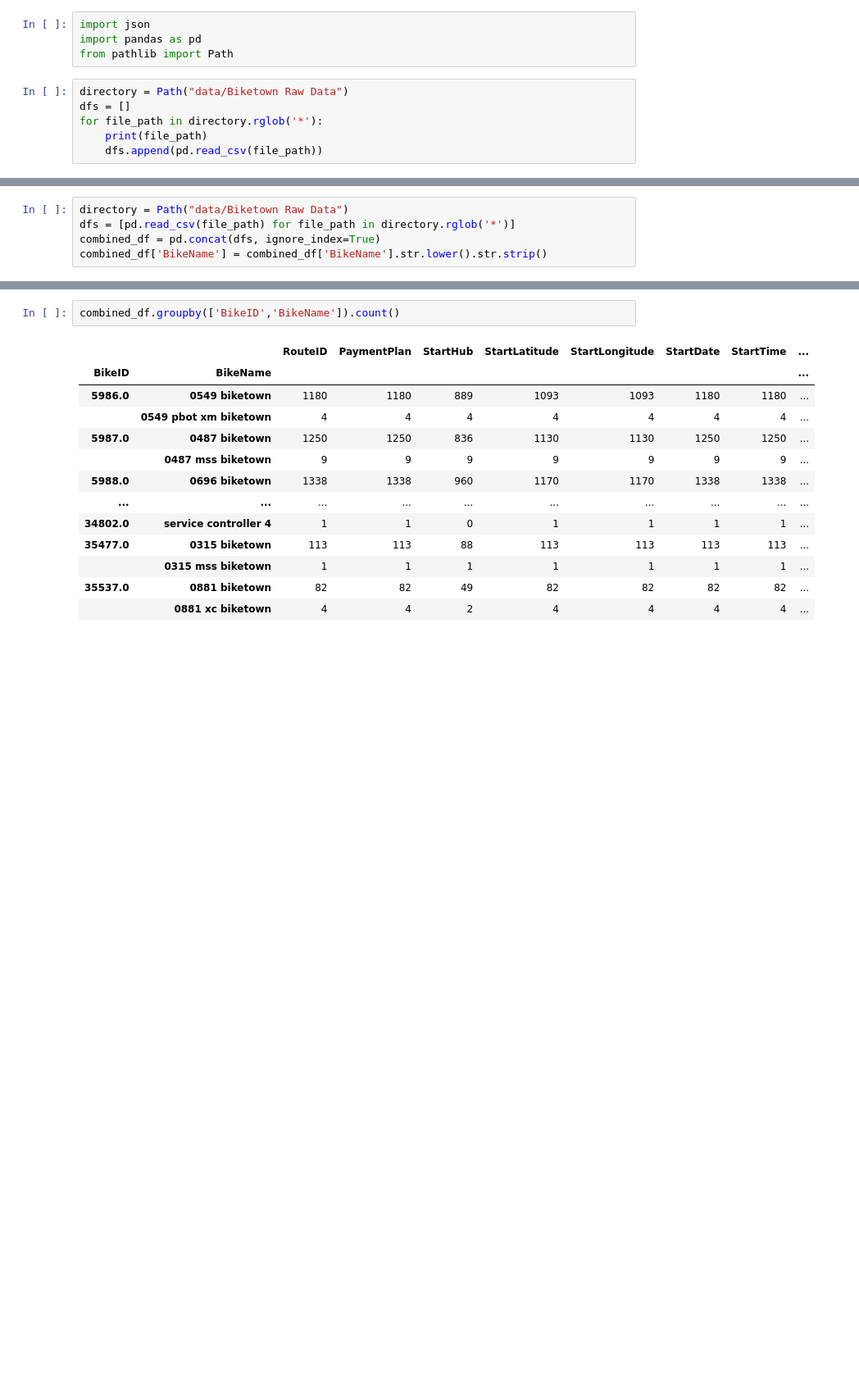
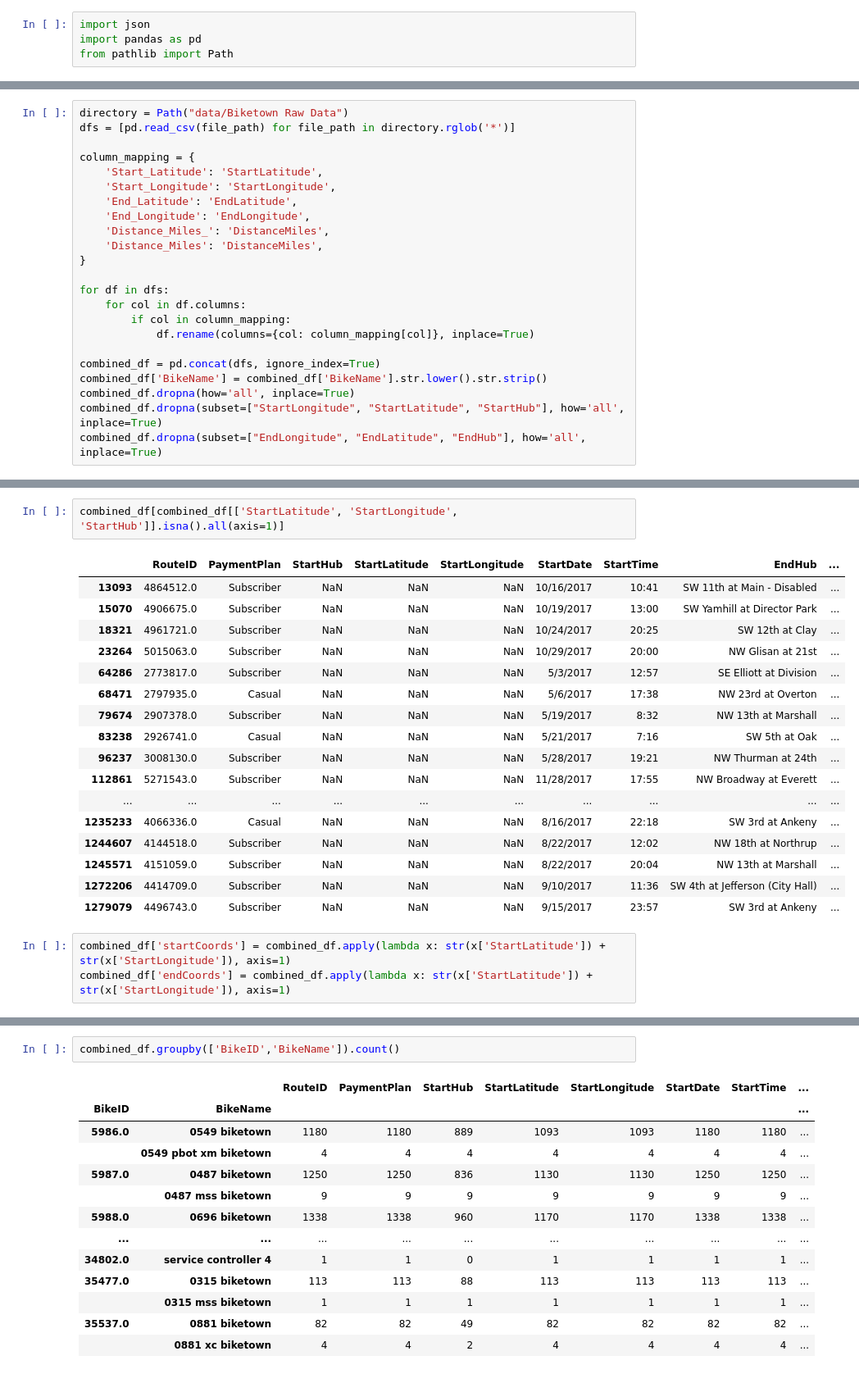
Before and after one commit to jgreene114/INFO4310-HW4, a Jupyter notebook: EDA.ipynb, the cells around one changed output, grey strips where cells are left out. Shown at 82% size. Saved outputs shown, nothing was run; the diff lists cells and outputs as text; blank space fills up the shorter version.

```diff
--- a/EDA.ipynb
+++ b/EDA.ipynb
@@ -2,9 +2,3 @@
 import json
 import pandas as pd
 from pathlib import Path
-# %%
-directory = Path("data/Biketown Raw Data")
-dfs = []
-for file_path in directory.rglob('*'):
-    print(file_path)
-    dfs.append(pd.read_csv(file_path))
@@ -53,5 +8,23 @@ df.columns[i], df[df.columns[i]].dtype
 # %%
 directory = Path("data/Biketown Raw Data")
 dfs = [pd.read_csv(file_path) for file_path in directory.rglob('*')]
+
+column_mapping = {
+    'Start_Latitude': 'StartLatitude',
+    'Start_Longitude': 'StartLongitude',
+    'End_Latitude': 'EndLatitude',
+    'End_Longitude': 'EndLongitude',
+    'Distance_Miles_': 'DistanceMiles',
+    'Distance_Miles': 'DistanceMiles',
+}
+
+for df in dfs:
+    for col in df.columns:
+        if col in column_mapping:
+            df.rename(columns={col: column_mapping[col]}, inplace=True)
+
 combined_df = pd.concat(dfs, ignore_index=True)
 combined_df['BikeName'] = combined_df['BikeName'].str.lower().str.strip()
+combined_df.dropna(how='all', inplace=True)
+combined_df.dropna(subset=["StartLongitude", "StartLatitude", "StartHub"], how='all', inplace=True)
+combined_df.dropna(subset=["EndLongitude", "EndLatitude", "EndHub"], how='all', inplace=True)
@@ -79,0 +48,23 @@ AttributeError: Can only use .str accessor with string values!
+# %%
+combined_df[combined_df[['StartLatitude', 'StartLongitude', 'StartHub']].isna().all(axis=1)]
+# %% [output]
+|  | RouteID | PaymentPlan | StartHub | StartLatitude | StartLongitude | StartDate | StartTime | EndHub | ... |
+| 13093 | 4864512.0 | Subscriber | NaN | NaN | NaN | 10/16/2017 | 10:41 | SW 11th at Main - Disabled | ... |
+| 15070 | 4906675.0 | Subscriber | NaN | NaN | NaN | 10/19/2017 | 13:00 | SW Yamhill at Director Park | ... |
+| 18321 | 4961721.0 | Subscriber | NaN | NaN | NaN | 10/24/2017 | 20:25 | SW 12th at Clay | ... |
+| 23264 | 5015063.0 | Subscriber | NaN | NaN | NaN | 10/29/2017 | 20:00 | NW Glisan at 21st | ... |
+| 64286 | 2773817.0 | Subscriber | NaN | NaN | NaN | 5/3/2017 | 12:57 | SE Elliott at Division | ... |
+| 68471 | 2797935.0 | Casual | NaN | NaN | NaN | 5/6/2017 | 17:38 | NW 23rd at Overton | ... |
+| 79674 | 2907378.0 | Subscriber | NaN | NaN | NaN | 5/19/2017 | 8:32 | NW 13th at Marshall | ... |
+| 83238 | 2926741.0 | Casual | NaN | NaN | NaN | 5/21/2017 | 7:16 | SW 5th at Oak | ... |
+| 96237 | 3008130.0 | Subscriber | NaN | NaN | NaN | 5/28/2017 | 19:21 | NW Thurman at 24th | ... |
+| 112861 | 5271543.0 | Subscriber | NaN | NaN | NaN | 11/28/2017 | 17:55 | NW Broadway at Everett | ... |
+| ... | ... | ... | ... | ... | ... | ... | ... | ... | ... |
+| 1235233 | 4066336.0 | Casual | NaN | NaN | NaN | 8/16/2017 | 22:18 | SW 3rd at Ankeny | ... |
+| 1244607 | 4144518.0 | Subscriber | NaN | NaN | NaN | 8/22/2017 | 12:02 | NW 18th at Northrup | ... |
+| 1245571 | 4151059.0 | Subscriber | NaN | NaN | NaN | 8/22/2017 | 20:04 | NW 13th at Marshall | ... |
+| 1272206 | 4414709.0 | Subscriber | NaN | NaN | NaN | 9/10/2017 | 11:36 | SW 4th at Jefferson (City Hall) | ... |
+| 1279079 | 4496743.0 | Subscriber | NaN | NaN | NaN | 9/15/2017 | 23:57 | SW 3rd at Ankeny | ... |
+# %%
+combined_df['startCoords'] = combined_df.apply(lambda x: str(x['StartLatitude']) + str(x['StartLongitude']), axis=1)
+combined_df['endCoords'] = combined_df.apply(lambda x: str(x['StartLatitude']) + str(x['StartLongitude']), axis=1)
```
Also changed, not shown: parts of 14 cells of this notebook, 4 other files.
